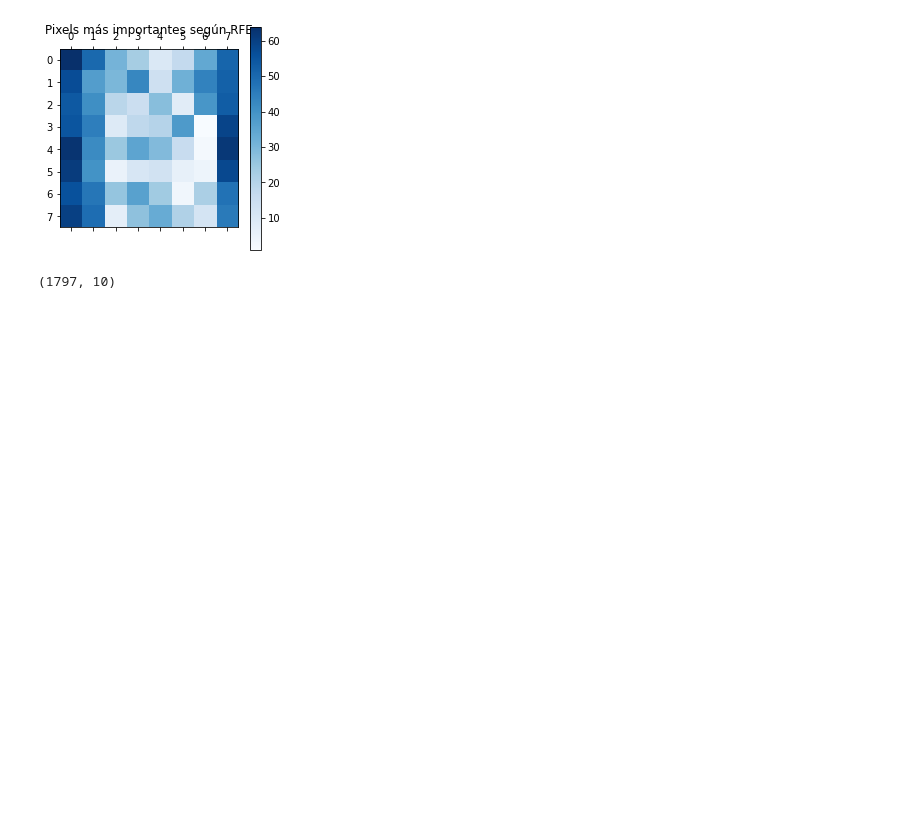
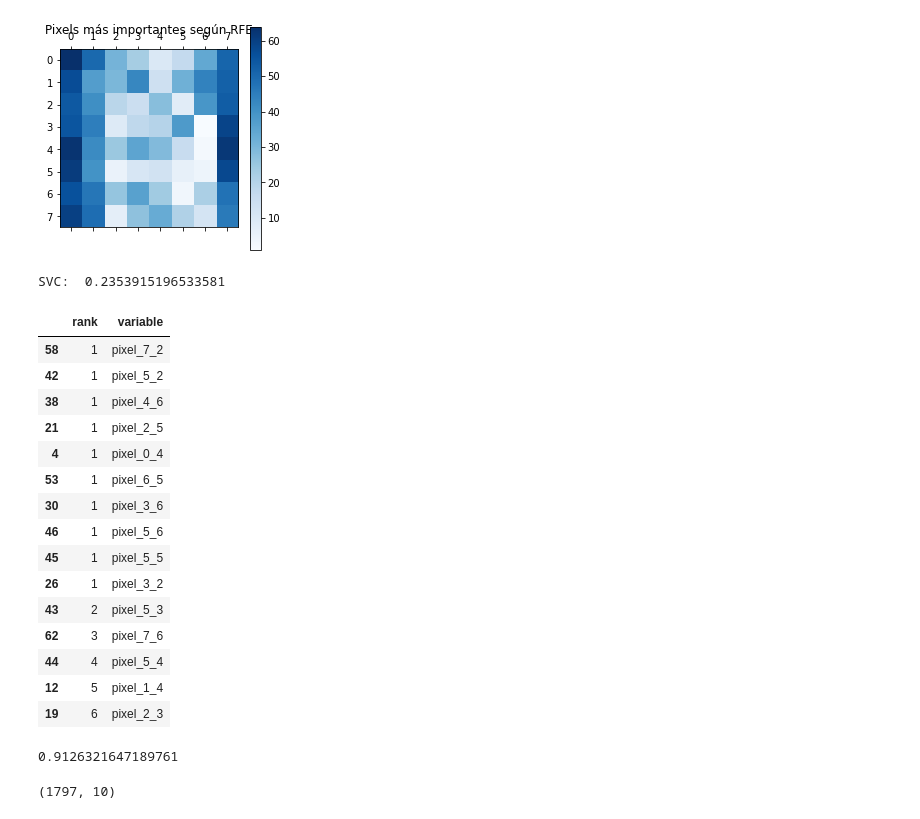
Before and after one commit to franciscocanon-thebridge/bootcamp_thebridge_PTSep20, a Jupyter notebook: Bloque 3 - Machine Learning/01_Supervisado/7-Feature Selection/01_Feature_Selection.ipynb, the cells around one changed output. Drawn from its saved outputs; the diff is of its cells as text; code cells hidden in the pictures; blank space fills up the shorter version.

Commit message:
cambios GridSearch y Pipelines

```diff
--- a/Bloque 3 - Machine Learning/01_Supervisado/7-Feature Selection/01_Feature_Selection.ipynb
+++ b/Bloque 3 - Machine Learning/01_Supervisado/7-Feature Selection/01_Feature_Selection.ipynb
@@ -395,6 +403,43 @@ plt.title("Pixels más importantes según RFE")
 plt.show()
 # %% [output]
 [figure]
+# %%
+# Cargamos los datos en "X" e "y":
+digits = load_digits()
+X = digits.images.reshape((len(digits.images), -1))
+y = digits.target
+
+# Creamos el objeto RFE y lo utilizamos para rankear la importancia de cada pixel:
+svc = SVC(kernel="linear", C=1)
+n_feature = 1
+pipe = make_pipeline(StandardScaler(), RFE(estimator=svc, n_features_to_select=n_feature, step=1))
+
+print('SVC: ', cross_val_score(pipe, X, y, scoring='accuracy', cv=5).mean())
+# %% [output]
+SVC:  0.2353915196533581
+# %%
+pd.DataFrame({'rank': rfe.ranking_, 'variable': digits.feature_names}).sort_values(by="rank", ascending=True)
+# %% [output]
+|  | rank | variable |
+| 58 | 1 | pixel_7_2 |
+| 42 | 1 | pixel_5_2 |
+| 38 | 1 | pixel_4_6 |
+| 21 | 1 | pixel_2_5 |
+| 4 | 1 | pixel_0_4 |
+| 53 | 1 | pixel_6_5 |
+| 30 | 1 | pixel_3_6 |
+| 46 | 1 | pixel_5_6 |
+| 45 | 1 | pixel_5_5 |
+| 26 | 1 | pixel_3_2 |
+| 43 | 2 | pixel_5_3 |
+| 62 | 3 | pixel_7_6 |
+| 44 | 4 | pixel_5_4 |
+| 12 | 5 | pixel_1_4 |
+| 19 | 6 | pixel_2_3 |
+# %%
+rfe.score(X, y)
+# %% [output]
+0.9126321647189761
 # %%
 svc = SVC(kernel="linear", C=1)
 rfe = RFE(estimator=svc, n_features_to_select=10, step=1)
```
Also changed, not shown: parts of 26 cells of this notebook, 2 other files.
